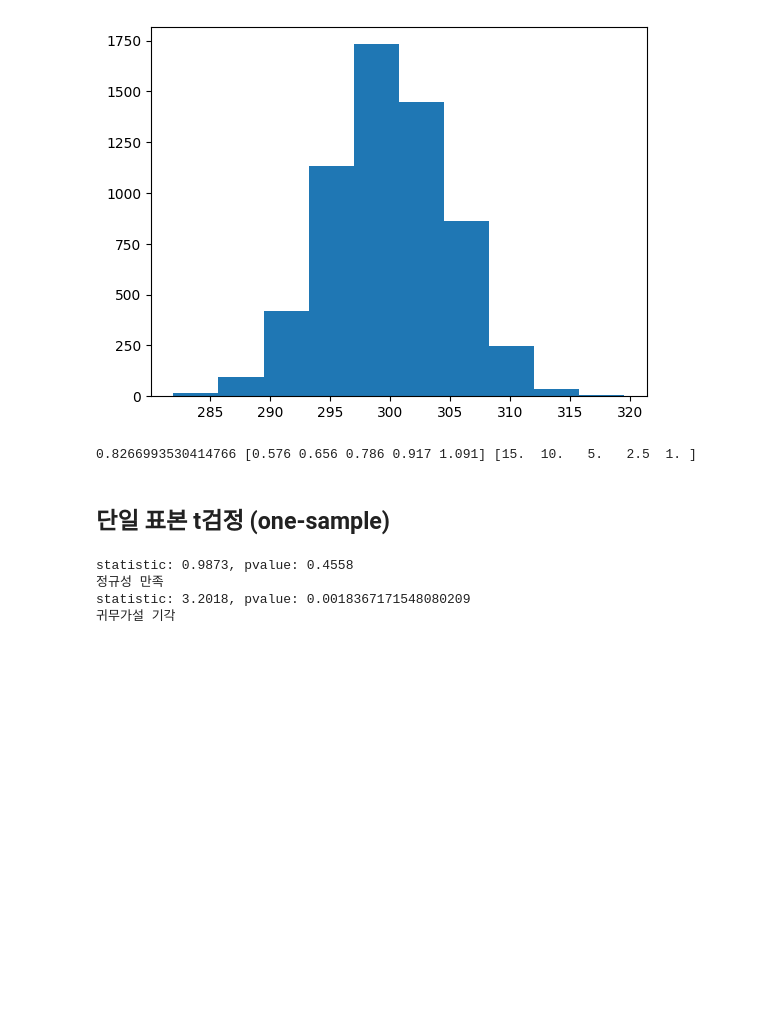
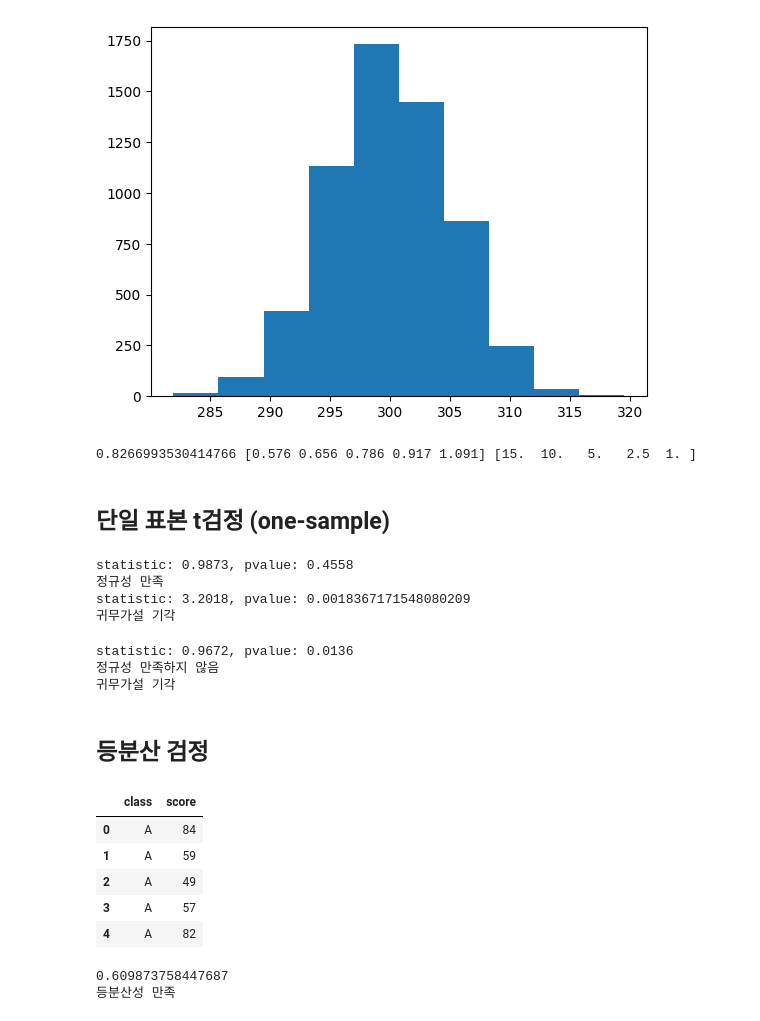
Before and after one commit to Minhyeok-kimm/TIL, a Jupyter notebook: 빅데이터분석기사/작업3유형(datamanim).ipynb, the cells around one changed output. Cells and saved outputs as stored; diff of their text form; code cells hidden in the pictures; blank space fills up the shorter version.

```diff
--- a/빅데이터분석기사/작업3유형(datamanim).ipynb
+++ b/빅데이터분석기사/작업3유형(datamanim).ipynb
@@ -132,0 +138,37 @@ statistic: 3.2018, pvalue: 0.0018367171548080209
+# %%
+# 귀무가설: 평균키는 165와 같다
+# 대립가설: 평균키는 165와 다르다
+from scipy.stats import ttest_1samp, shapiro, wilcoxon
+statistic, pvalue = shapiro(df)
+print(f'statistic: {statistic:.4f}, pvalue: {pvalue:.4f}')
+print('정규성 만족' if pvalue > 0.05 else '정규성 만족하지 않음')
+
+statistic, pvalue = wilcoxon(df['height']-65)
+print('귀무가설 채택' if pvalue > 0.05 else '귀무가설 기각')
+# %% [output]
+statistic: 0.9672, pvalue: 0.0136
+정규성 만족하지 않음
+귀무가설 기각
+# %% [markdown]
+## 등분산 검정
+# %%
+# 두개 학급의 시험성적에 대한 데이터이다 그룹간 등분산 검정을 시행하라
+import pandas as pd
+df = pd.read_csv('https://raw.githubusercontent.com/Datamanim/datarepo/main/scipy/scipy2.csv')
+df.head()
+# %% [output]
+|  | class | score |
+| 0 | A | 84 |
+| 1 | A | 59 |
+| 2 | A | 49 |
+| 3 | A | 57 |
+| 4 | A | 82 |
+# %%
+from scipy.stats import bartlett
+data = [x[1].values for x in df.groupby('class')['score']]
+_, pvalue = bartlett(*data)
+print(pvalue)
+print('등분산성 만족' if pvalue > 0.05 else '등분산성 불만족')
+# %% [output]
+0.609873758447687
+등분산성 만족
```
Also changed, not shown: parts of 7 cells of this notebook, 1 other file.
